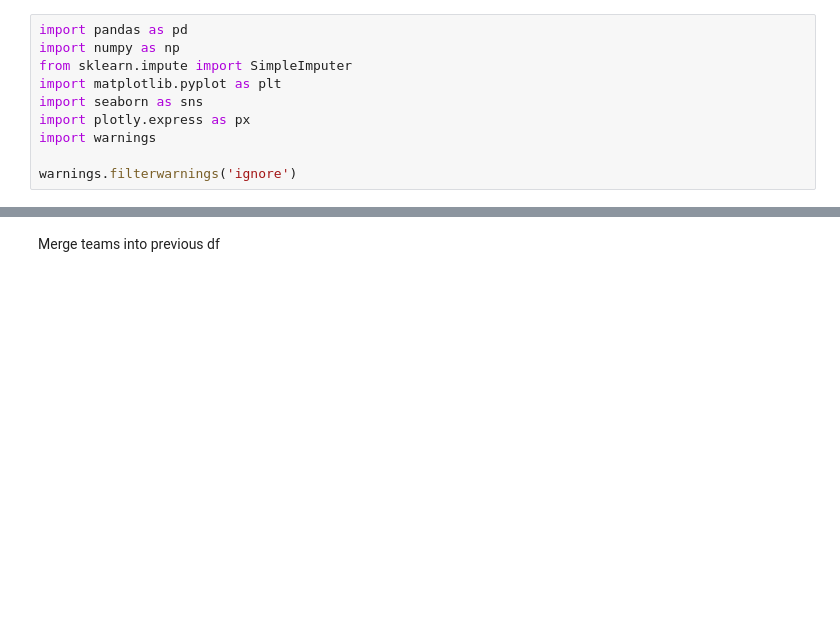
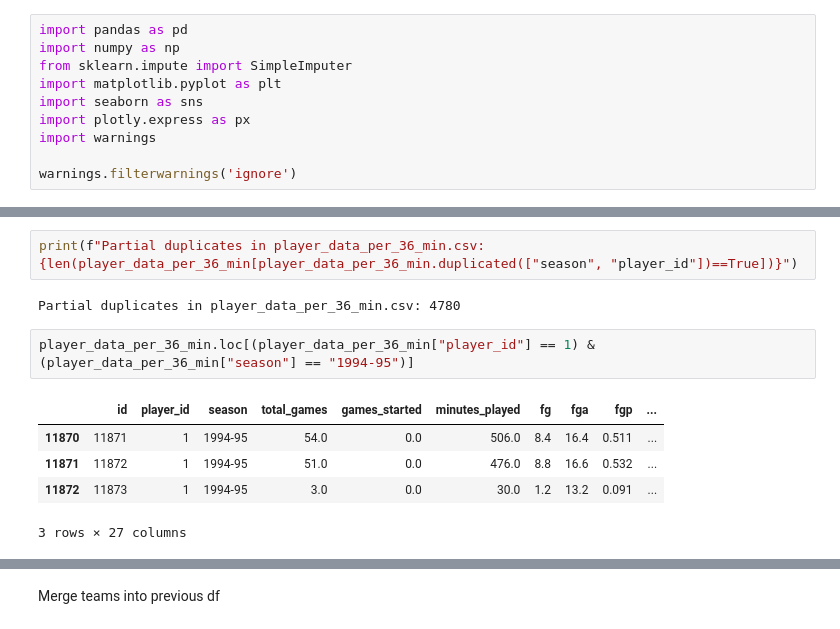
Before and after one commit to olesasha/InfoViz, a Jupyter notebook: Exercise1.ipynb, the cells around one changed output, grey strips where cells are left out. Saved outputs shown, nothing was run; the diff lists cells and outputs as text; blank space fills up the shorter version.

```diff
--- a/Exercise1.ipynb
+++ b/Exercise1.ipynb
@@ -36,0 +41,12 @@ Merge player_data_per_36_min with players
+# %%
+print(f"Partial duplicates in player_data_per_36_min.csv: {len(player_data_per_36_min[player_data_per_36_min.duplicated(["season", "player_id"])==True])}")
+# %% [output]
+Partial duplicates in player_data_per_36_min.csv: 4780
+# %%
+player_data_per_36_min.loc[(player_data_per_36_min["player_id"] == 1) & (player_data_per_36_min["season"] == "1994-95")]
+# %% [output]
+|  | id | player_id | season | total_games | games_started | minutes_played | fg | fga | fgp | ... |
+| 11870 | 11871 | 1 | 1994-95 | 54.0 | 0.0 | 506.0 | 8.4 | 16.4 | 0.511 | ... |
+| 11871 | 11872 | 1 | 1994-95 | 51.0 | 0.0 | 476.0 | 8.8 | 16.6 | 0.532 | ... |
+| 11872 | 11873 | 1 | 1994-95 | 3.0 | 0.0 | 30.0 | 1.2 | 13.2 | 0.091 | ... |
+3 rows × 27 columns
```
Also changed, not shown: parts of 19 cells of this notebook.
